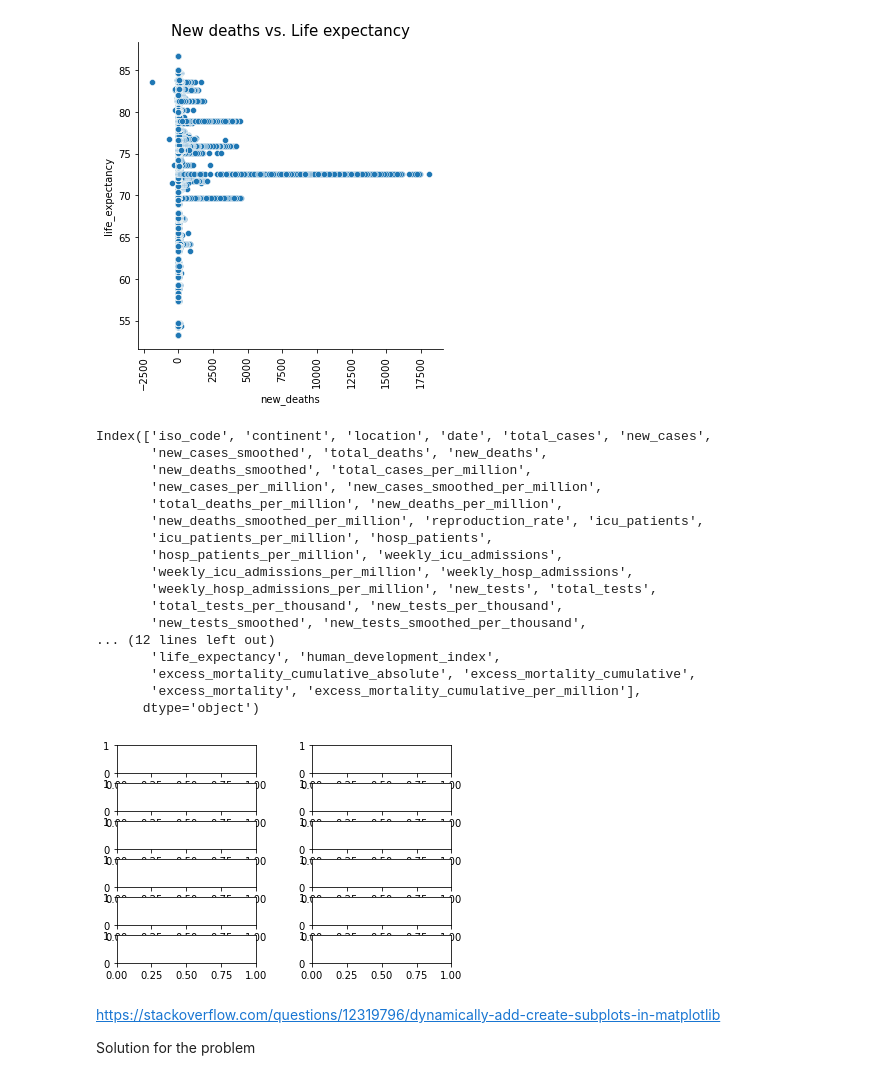
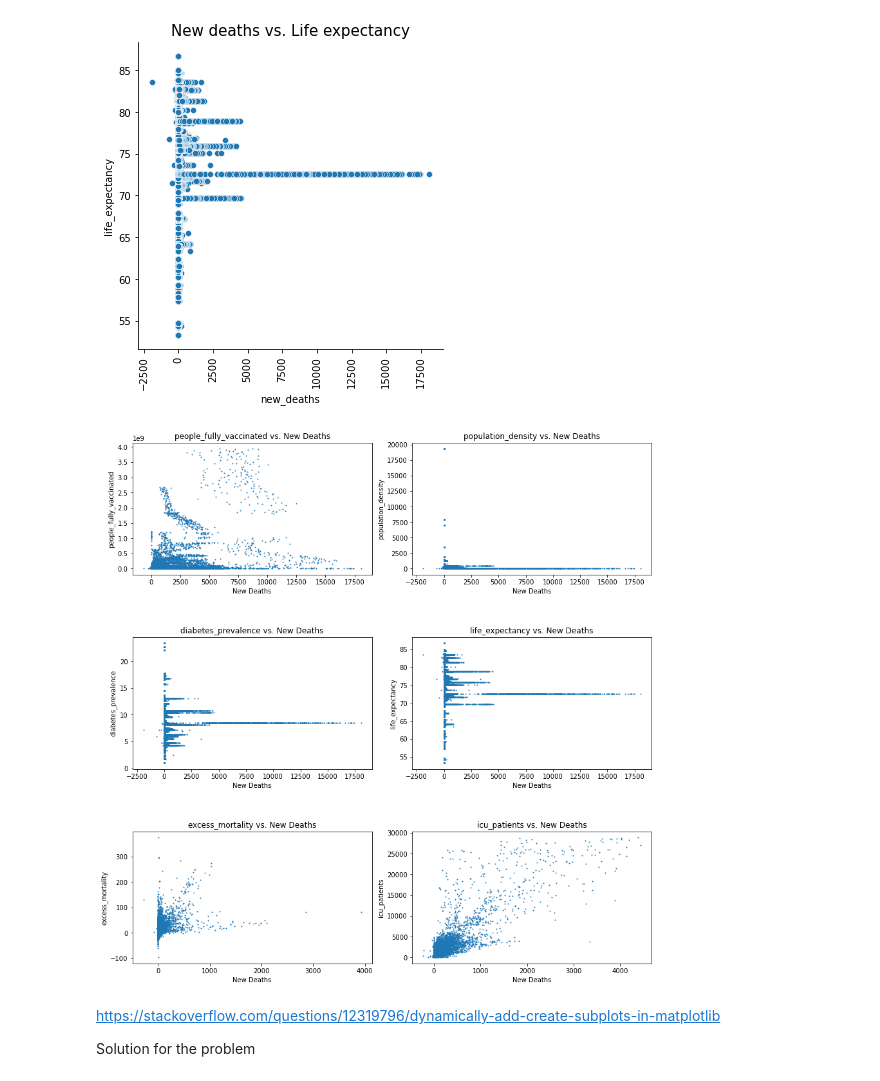
Before and after one commit to SebastianW89/COVID_19_GERMANY, a Jupyter notebook: COVID_WORLD_II.ipynb, the cells around one changed output. Drawn from its saved outputs; the diff is of its cells as text; code cells hidden in the pictures.

```diff
--- a/COVID_WORLD_II.ipynb
+++ b/COVID_WORLD_II.ipynb
@@ -177,40 +176,51 @@ plt.xticks(rotation=90)
 plt.show()
 # %% [output]
 [figure]
-# %%
-df.columns
-# %% [output]
-Index(['iso_code', 'continent', 'location', 'date', 'total_cases', 'new_cases',
-       'new_cases_smoothed', 'total_deaths', 'new_deaths',
-       'new_deaths_smoothed', 'total_cases_per_million',
-       'new_cases_per_million', 'new_cases_smoothed_per_million',
-       'total_deaths_per_million', 'new_deaths_per_million',
-       'new_deaths_smoothed_per_million', 'reproduction_rate', 'icu_patients',
-       'icu_patients_per_million', 'hosp_patients',
-       'hosp_patients_per_million', 'weekly_icu_admissions',
-       'weekly_icu_admissions_per_million', 'weekly_hosp_admissions',
-       'weekly_hosp_admissions_per_million', 'new_tests', 'total_tests',
-       'total_tests_per_thousand', 'new_tests_per_thousand',
-       'new_tests_smoothed', 'new_tests_smoothed_per_thousand',
-... (12 lines left out)
-       'life_expectancy', 'human_development_index',
-       'excess_mortality_cumulative_absolute', 'excess_mortality_cumulative',
-       'excess_mortality', 'excess_mortality_cumulative_per_million'],
-      dtype='object')
-# %%
-l_cor=['continent','location','population_density','median_age','diabetes_prevalence','life_expectancy']
-
-fig,ax=plt.subplots(nrows=len(l_cor),ncols=2)
-
-for counter, value in enumerate(l_cor):
-    pass
-
-
-
-plt.subplots_adjust(hspace=0.35, wspace=0.4)
-plt.show()
-# %% [output]
-[figure, removed]
+# %%
+quantitative=[i for i in df_germany.columns if df_germany.dtypes[i]!='object']
+
+l_cor=['population_density','diabetes_prevalence','life_expectancy',
+       'excess_mortality','icu_patients','people_fully_vaccinated',]
+#l_cor=quantitative
+
+#number of subplots
+Tot=len(l_cor)
+
+#number of cols
+Cols=2
+
+#Required Rows
+Rows=Tot//Cols
+
+Rows+=Tot%Cols
+
+# %--> Reminder from a division
+# // Division without reminder
+
+
+#Position Index
+Position=range(1,Tot+1)
+
+#Create figure
+x=df.new_deaths
+
+fig2=plt.figure(1,figsize=(12,12))
+for k in range(Tot):
+    ax=fig2.add_subplot(Rows,Cols,Position[k])
+
+    y=df[l_cor[k-1]]
+    ax.scatter(x,y,s=1)
+    plt.xlabel('New Deaths')
+    plt.ylabel(l_cor[k-1])
+    plt.title(f'{l_cor[k-1]} vs. New Deaths')
+
+fig2.savefig('Corona_Overview2.png')
+
+#plt.subplots_adjust(hspace=0.8, wspace=0.6)
+plt.tight_layout(pad=0.4, w_pad=0.5, h_pad=5.0)
+plt.show()
+# %% [output]
+[figure, added]
 # %% [markdown]
 https://stackoverflow.com/questions/12319796/dynamically-add-create-subplots-in-matplotlib
 
```
Also changed, not shown: parts of 19 cells of this notebook.
